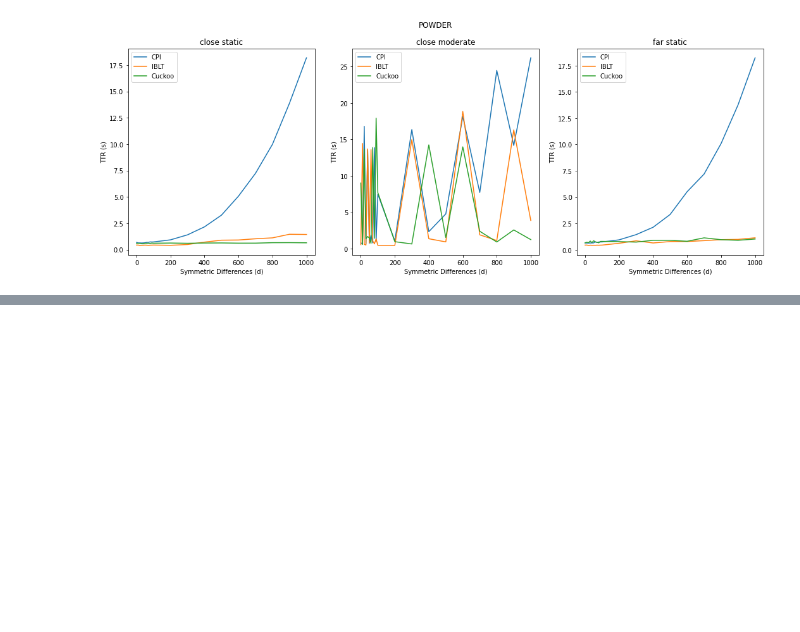
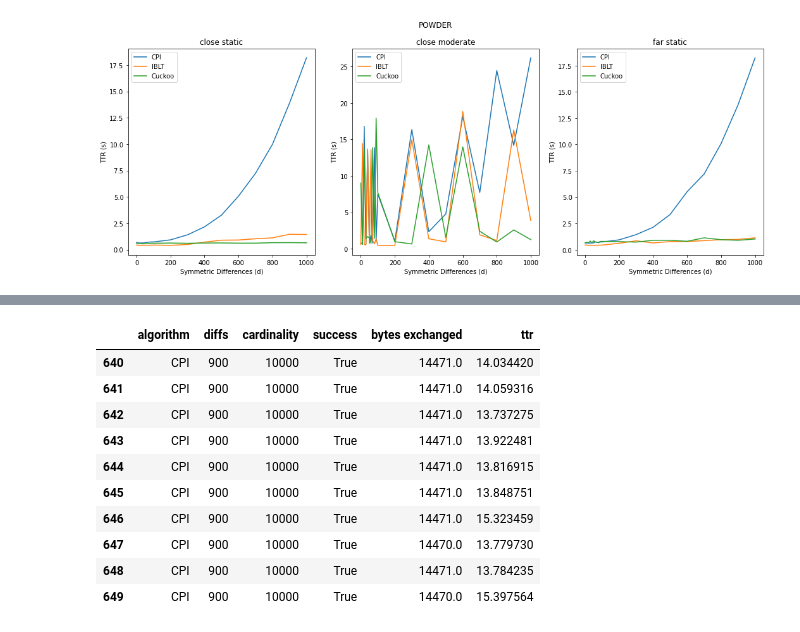
Before and after one commit to nislab/gensync, a Jupyter notebook: run/analysis.ipynb, the cells around one changed output, grey strips where cells are left out. Cells and saved outputs as stored; diff of their text form; code cells hidden in the pictures; blank space fills up the shorter version.

```diff
--- a/run/analysis.ipynb
+++ b/run/analysis.ipynb
@@ -503,0 +546,14 @@ Text(0.5, 0.98, 'POWDER')
+# %%
+d_1026[(d_1026['algorithm'] == 'CPI') & (d_1026['diffs'] == 900)]
+# %% [output]
+|  | algorithm | diffs | cardinality | success | bytes exchanged | ttr |
+| 640 | CPI | 900 | 10000 | True | 14471.0 | 14.034420 |
+| 641 | CPI | 900 | 10000 | True | 14471.0 | 14.059316 |
+| 642 | CPI | 900 | 10000 | True | 14471.0 | 13.737275 |
+| 643 | CPI | 900 | 10000 | True | 14471.0 | 13.922481 |
+| 644 | CPI | 900 | 10000 | True | 14471.0 | 13.816915 |
+| 645 | CPI | 900 | 10000 | True | 14471.0 | 13.848751 |
+| 646 | CPI | 900 | 10000 | True | 14471.0 | 15.323459 |
+| 647 | CPI | 900 | 10000 | True | 14470.0 | 13.779730 |
+| 648 | CPI | 900 | 10000 | True | 14471.0 | 13.784235 |
+| 649 | CPI | 900 | 10000 | True | 14470.0 | 15.397564 |
```
Also changed, not shown: parts of 4 cells of this notebook, 2 other files.
